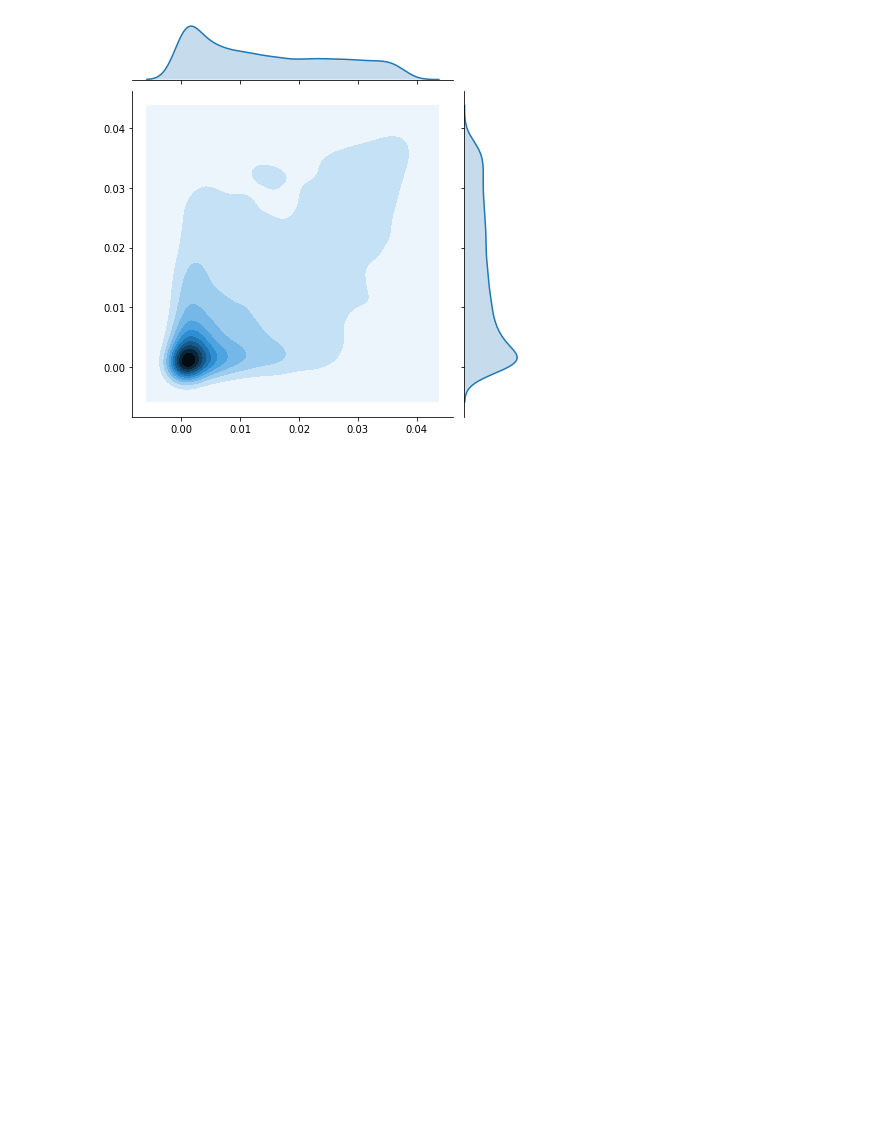
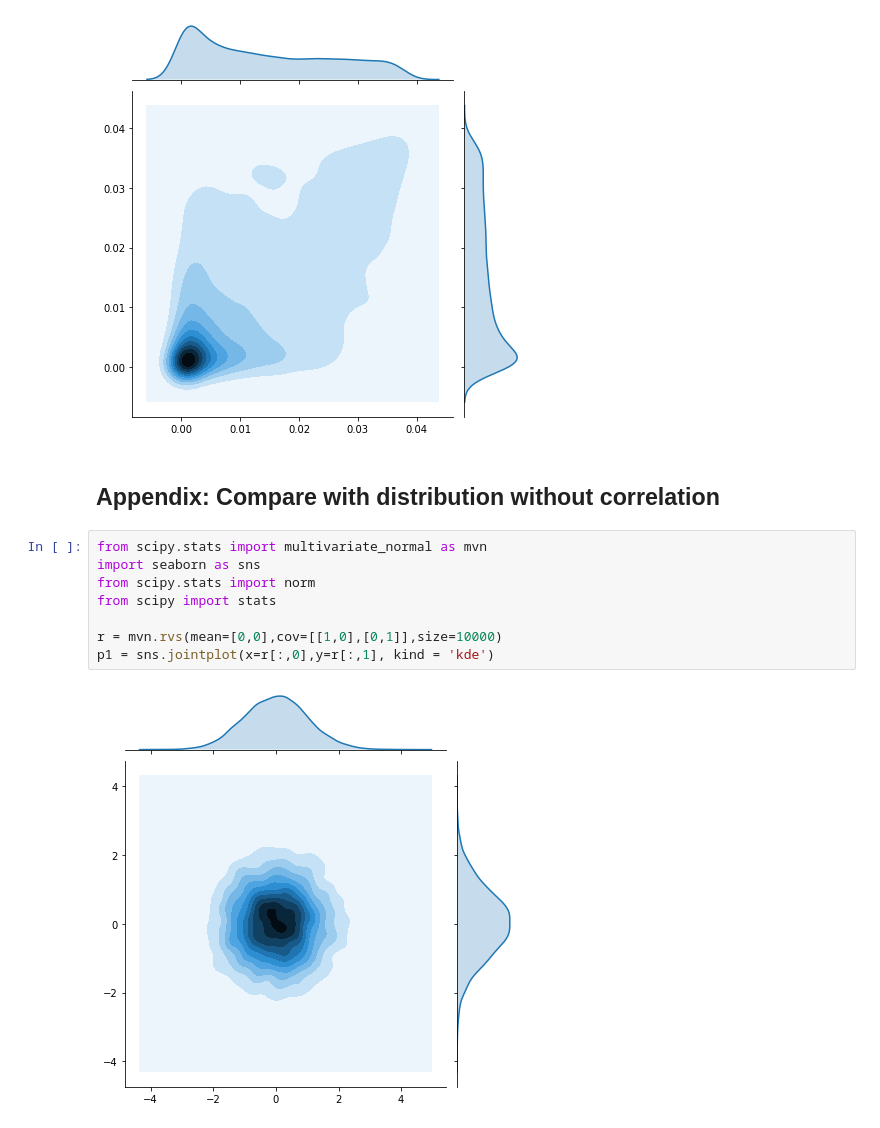
Before and after one commit to EnChiSu/Master-Thesis, a Jupyter notebook: Check Point 1/Gaussian Copula.ipynb, the cells around one changed output. Cells and saved outputs as stored; diff of their text form; blank space fills up the shorter version.

```diff
--- a/Check Point 1/Gaussian Copula.ipynb
+++ b/Check Point 1/Gaussian Copula.ipynb
@@ -41,3 +46,15 @@ g2 = stats.gamma.pdf(t2, a=3, scale=2)
 p3 = sns.jointplot(x = g1, y = g2, kind = 'kde')
 # %% [output]
 [figure]
+# %% [markdown]
+## Appendix: Compare with distribution without correlation
+# %%
+from scipy.stats import multivariate_normal as mvn
+import seaborn as sns
+from scipy.stats import norm
+from scipy import stats
+
+r = mvn.rvs(mean=[0,0],cov=[[1,0],[0,1]],size=10000)
+p1 = sns.jointplot(x=r[:,0],y=r[:,1], kind = 'kde')
+# %% [output]
+[figure, added]
```
Also changed, not shown: parts of 4 cells of this notebook.
